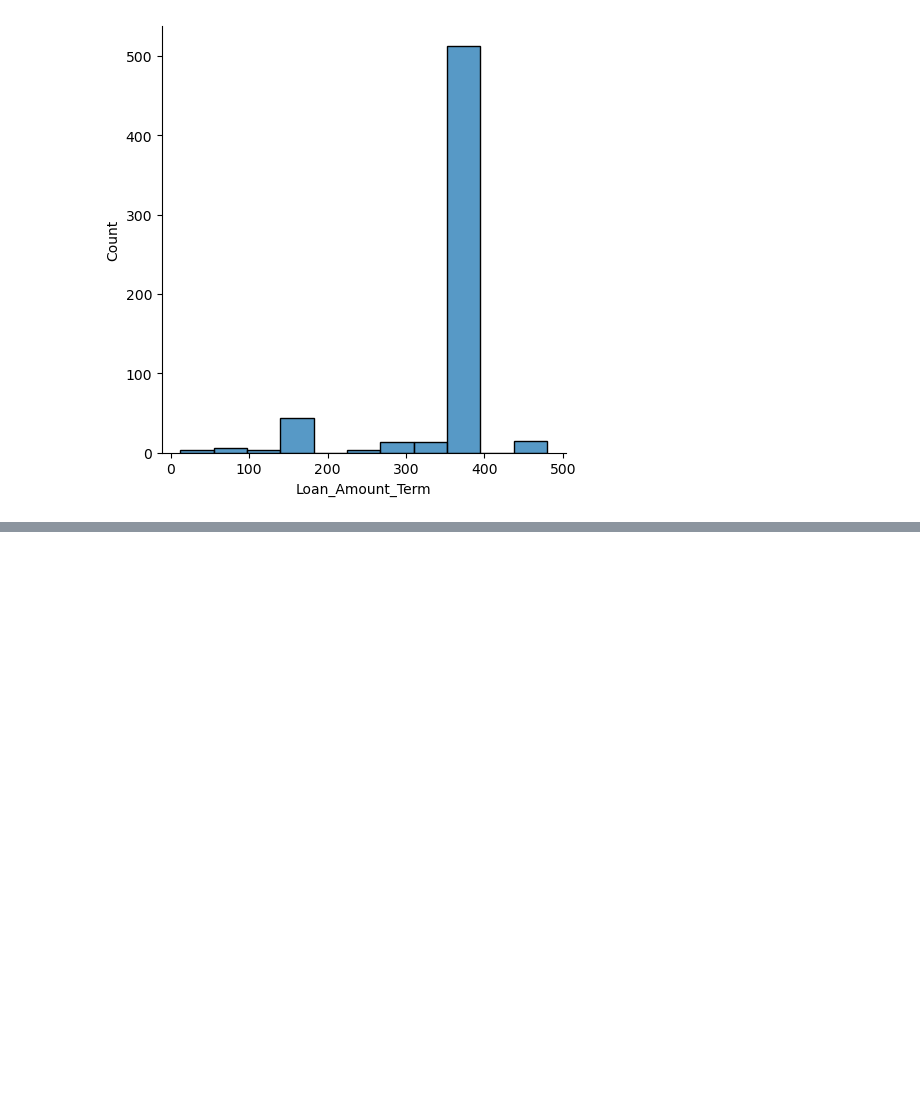
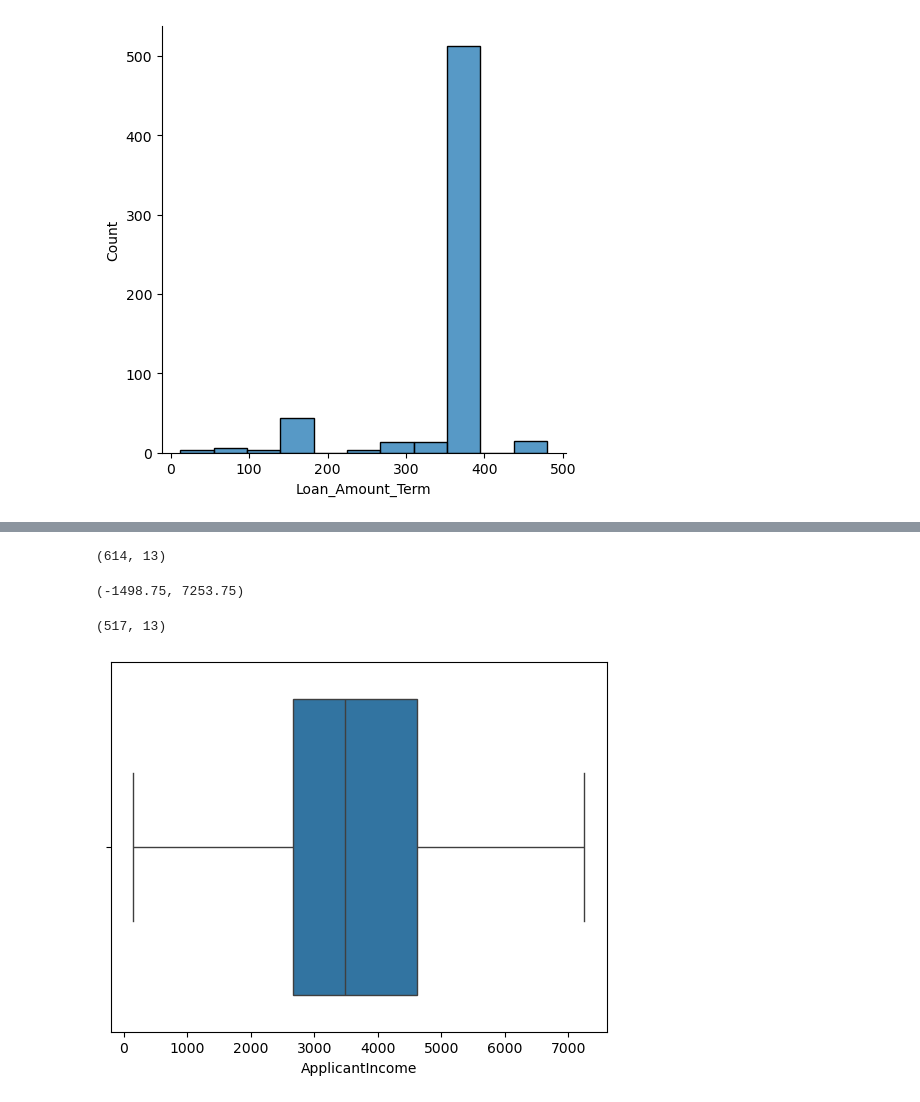
Before and after one commit to pravatn01/Loan-Data-Cleaning, a Jupyter notebook: loan_clean.ipynb, the cells around one changed output, grey strips where cells are left out. Drawn from its saved outputs; the diff is of its cells as text; code cells hidden in the pictures; blank space fills up the shorter version.

```diff
--- a/loan_clean.ipynb
+++ b/loan_clean.ipynb
@@ -230,0 +245,25 @@ plt.show()
+# %%
+df.shape
+# %% [output]
+(614, 13)
+# %%
+Q1 = df['ApplicantIncome'].quantile(0.25)
+Q3 = df['ApplicantIncome'].quantile(0.75)
+IQR = Q3 - Q1
+# %%
+min_val =  Q1 - (1.5 * IQR)
+max_val =  Q1 + (1.5 * IQR)
+min_val,max_val
+# %% [output]
+(-1498.75, 7253.75)
+# %%
+df = df[df['ApplicantIncome'] <= max_val]
+# %%
+df.shape
+# %% [output]
+(517, 13)
+# %%
+sns.boxplot(x = 'ApplicantIncome', data = df)
+plt.show()
+# %% [output]
+[figure, added]
```
Also changed, not shown: parts of 2 cells of this notebook.
